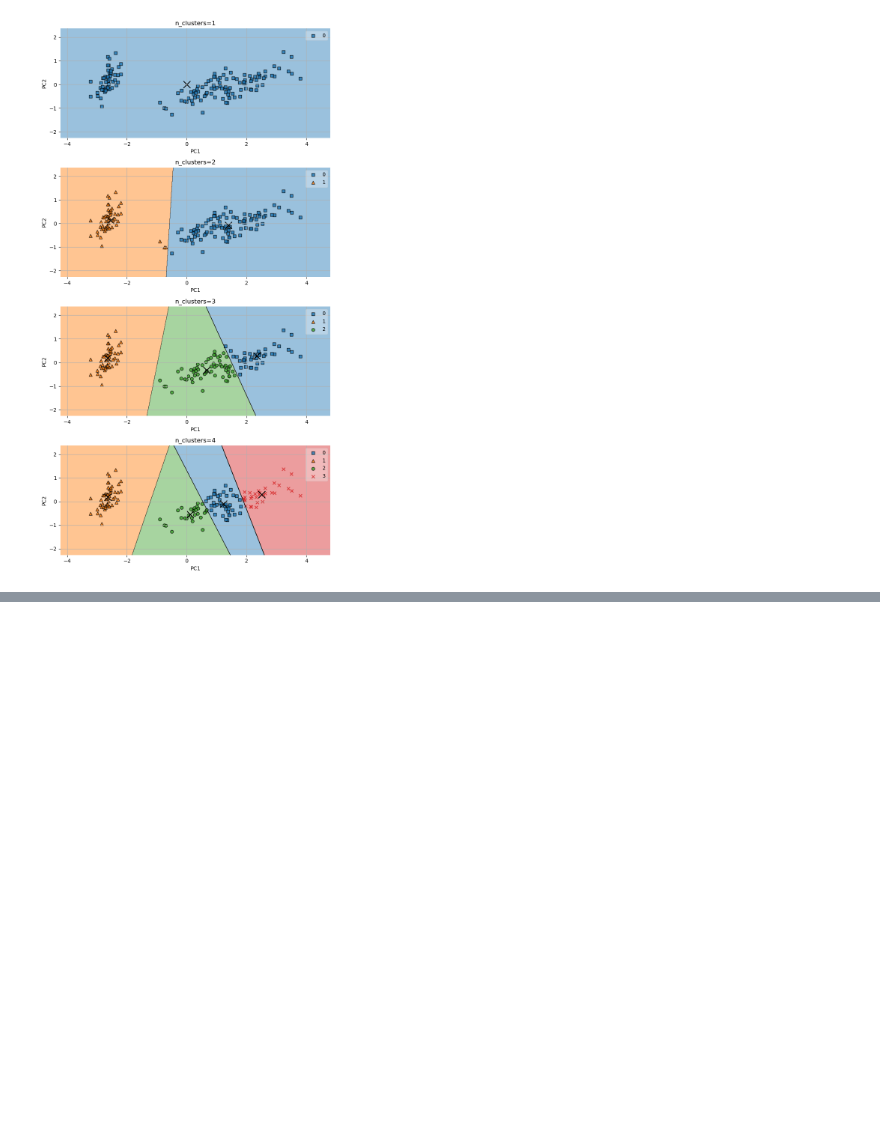
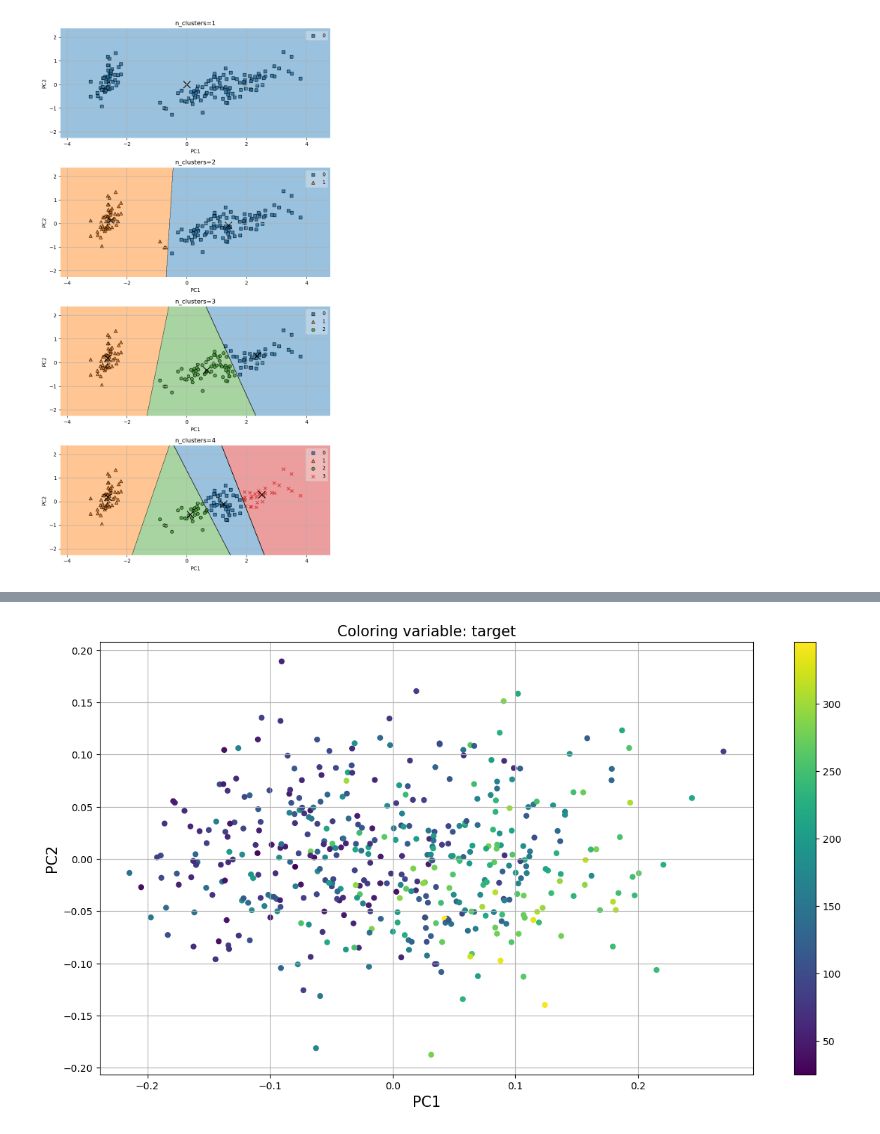
Before and after one commit to eryk-urbanski/ml-lab-summaries, a Jupyter notebook: 03-unsupervised-classification/clustering.ipynb, the cells around one changed output, grey strips where cells are left out. Drawn from its saved outputs; the diff is of its cells as text; code cells hidden in the pictures; blank space fills up the shorter version.

```diff
--- a/03-unsupervised-classification/clustering.ipynb
+++ b/03-unsupervised-classification/clustering.ipynb
@@ -89,0 +113,23 @@ for n, i in zip(ns_iters, range(len(ns_iters))):
+# %%
+def plot_colorvar(data, dataset_dict, coloring_variable_name='target'):
+    if coloring_variable_name == 'target':
+        coloring_variable = dataset_dict['target']
+    else:
+        dim_index = np.where(dataset_dict['feature_names'] == coloring_variable_name)
+        coloring_variable = dataset_dict['data'][:,dim_index].squeeze()
+
+    plt.figure(figsize=(15,8))
+    plt.xlabel('PC1', fontsize=15)
+    plt.ylabel('PC2', fontsize=15)
+    plt.scatter(data[:,0],data[:,1], c=coloring_variable, s=25)
+    plt.colorbar()
+    plt.title(f'Coloring variable: {coloring_variable_name}', fontsize=15)
+    plt.grid()
+# %%
+pca = PCA(n_components=2)
+reduced_data_diabetes = pca.fit_transform(data_diabetes)
+# %%
+coloring_variable_name = 'target'
+plot_colorvar(reduced_data_diabetes, dataset_diabetes_dict, coloring_variable_name)
+# %% [output]
+[figure, added]
```
Also changed, not shown: parts of 15 cells of this notebook, 2 other files.
